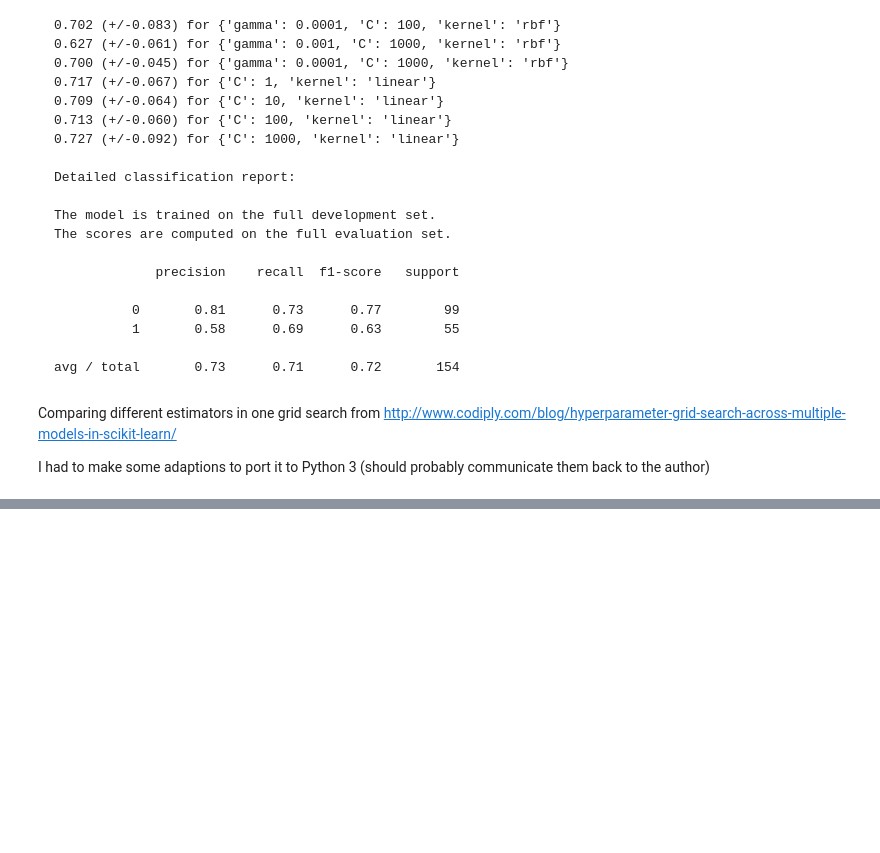
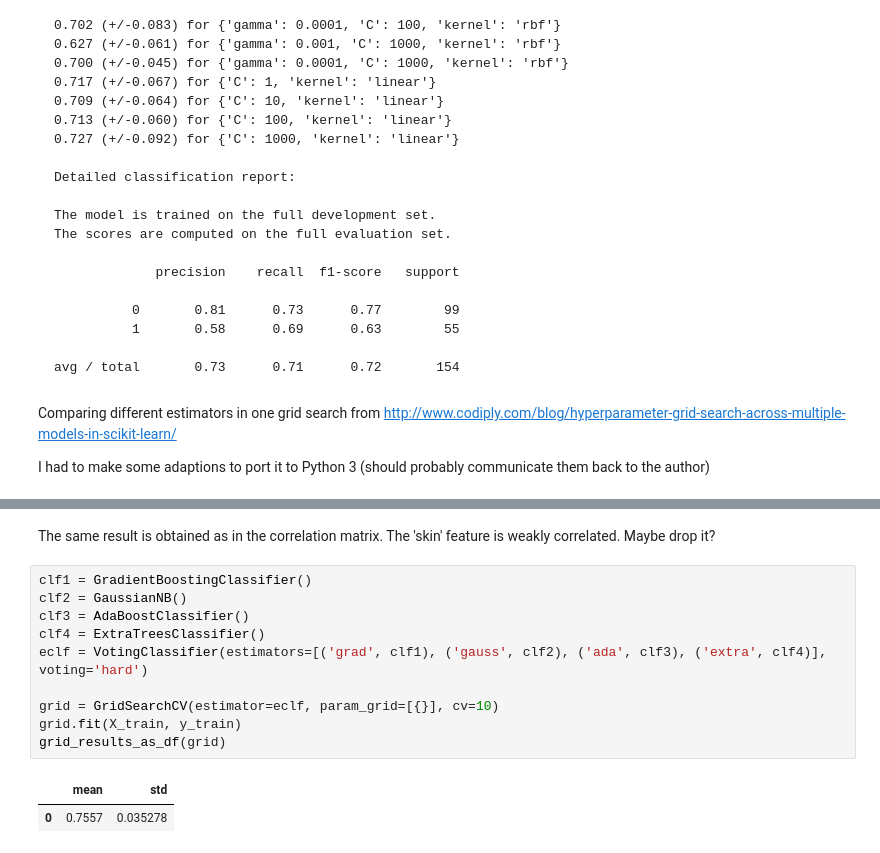
Before and after one commit to creiser/diabetes-classification, a Jupyter notebook: diabetes-classification.ipynb, the cells around one changed output, grey strips where cells are left out. Saved outputs shown, nothing was run; the diff lists cells and outputs as text; blank space fills up the shorter version.

Commit message:
Tried out RFE and voting

```diff
--- a/diabetes-classification.ipynb
+++ b/diabetes-classification.ipynb
@@ -203,0 +226,15 @@ pd.DataFrame.from_dict(results).sort_values('mean', ascending=False)
+# %% [markdown]
+The same result is obtained as in the correlation matrix. The 'skin' feature is weakly correlated. Maybe drop it?
+# %%
+clf1 = GradientBoostingClassifier()
+clf2 = GaussianNB()
+clf3 = AdaBoostClassifier()
+clf4 = ExtraTreesClassifier()
+eclf = VotingClassifier(estimators=[('grad', clf1), ('gauss', clf2), ('ada', clf3), ('extra', clf4)], voting='hard')
+
+grid = GridSearchCV(estimator=eclf, param_grid=[{}], cv=10)
+grid.fit(X_train, y_train)
+grid_results_as_df(grid)
+# %% [output]
+|  | mean | std |
+| 0 | 0.7557 | 0.035278 |
```
Also changed, not shown: parts of 7 cells of this notebook.
